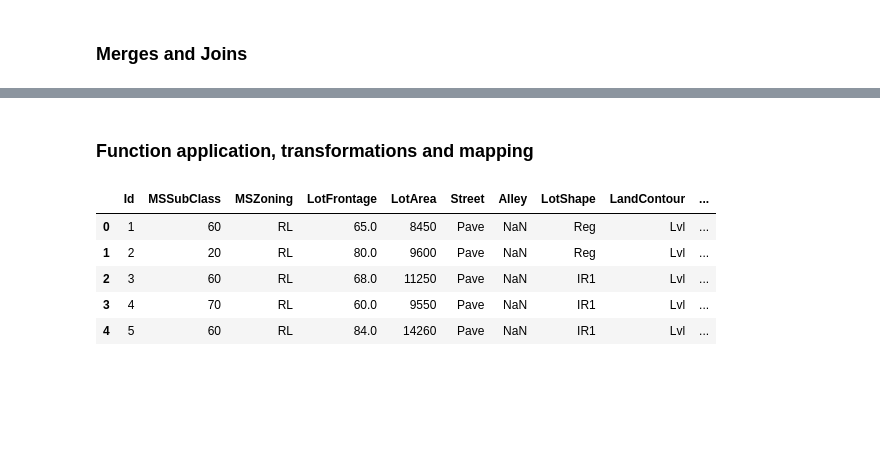
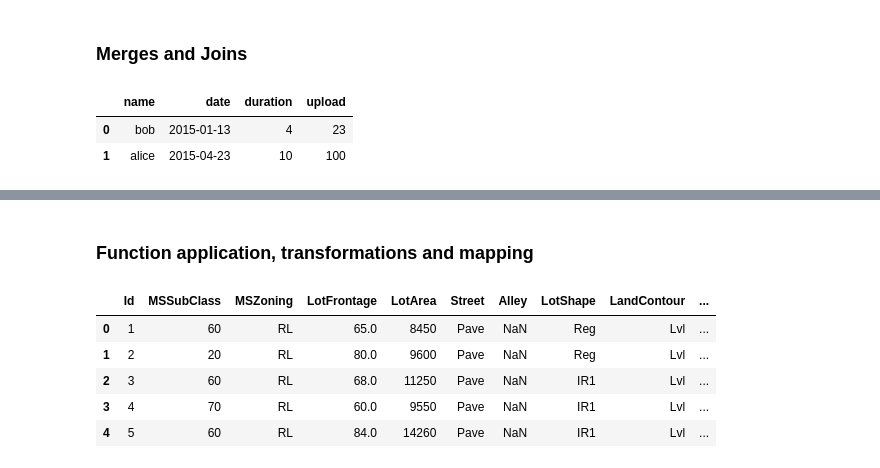
Before and after one commit to infinite-Joy/spark-scala-tutorial, a Jupyter notebook: notebooks/common pandas transformations.ipynb, the cells around one changed output, grey strips where cells are left out. Drawn from its saved outputs; the diff is of its cells as text; code cells hidden in the pictures; blank space fills up the shorter version.

```diff
--- a/notebooks/common pandas transformations.ipynb
+++ b/notebooks/common pandas transformations.ipynb
@@ -291,0 +325,7 @@ house_prices_df.sort_values("MSSubClass", ascending=False).head()
+# %%
+df = pd.merge(llist, right, on=['name', 'name'])
+df.head()
+# %% [output]
+|  | name | date | duration | upload |
+| 0 | bob | 2015-01-13 | 4 | 23 |
+| 1 | alice | 2015-04-23 | 10 | 100 |
```
Also changed, not shown: parts of 5 cells of this notebook.
